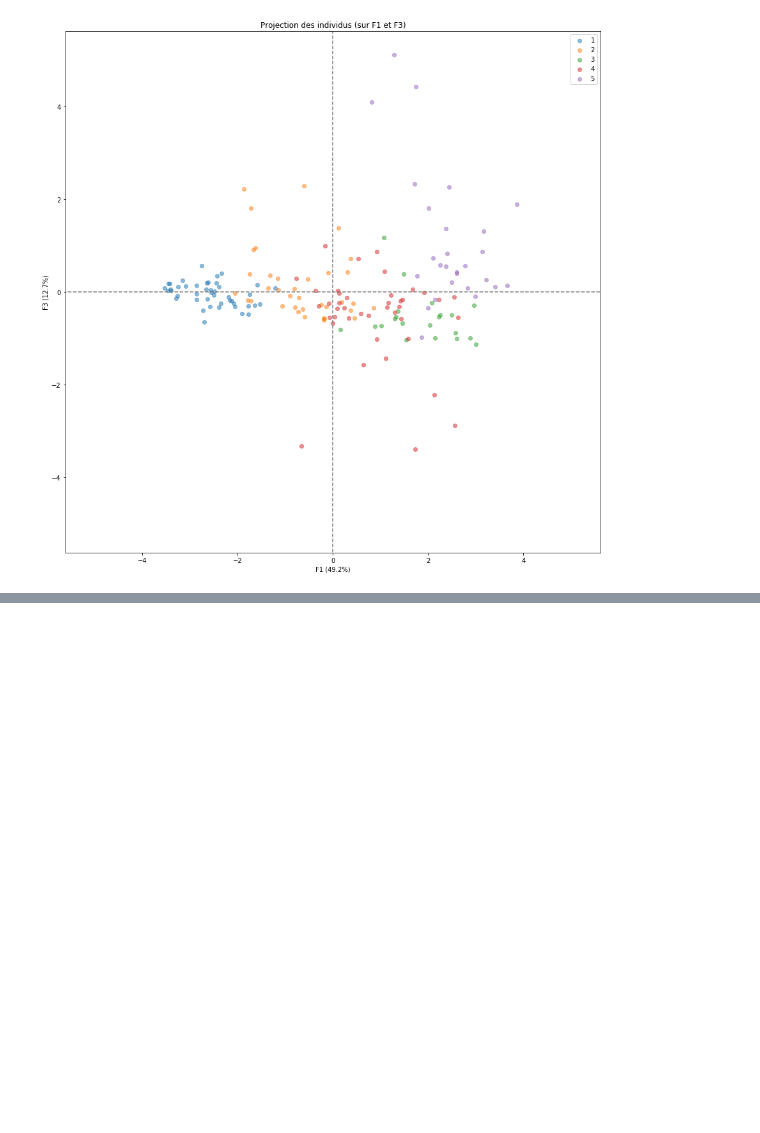
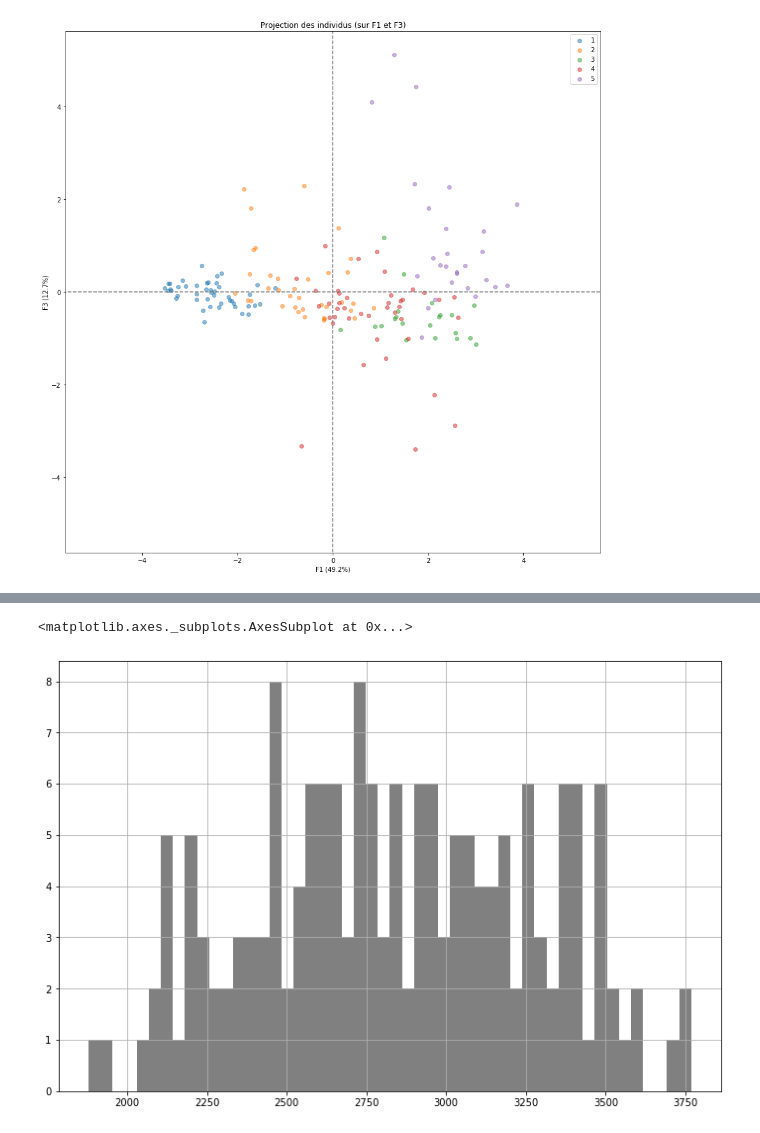
Before and after one commit to Sh4mSh4m/OCR_DA_proj5, a Jupyter notebook: Projet 5 - Etude de marche Loco Pollo.ipynb, the cells around one changed output, grey strips where cells are left out. Saved outputs shown, nothing was run; the diff lists cells and outputs as text; code cells hidden in the pictures; blank space fills up the shorter version.

```diff
--- a/Projet 5 - Etude de marche Loco Pollo.ipynb
+++ b/Projet 5 - Etude de marche Loco Pollo.ipynb
@@ -941,0 +987,8 @@ plt.show()
+# %%
+df_data_4['disp_kcal_aper_aday'].hist(density=False,
+                                 figsize=(12, 8),
+                                 color='grey',
+                                 bins = 50)
+# %% [output]
+<matplotlib.axes._subplots.AxesSubplot at 0x...>
+[figure, added]
```
Also changed, not shown: parts of 14 cells of this notebook.
